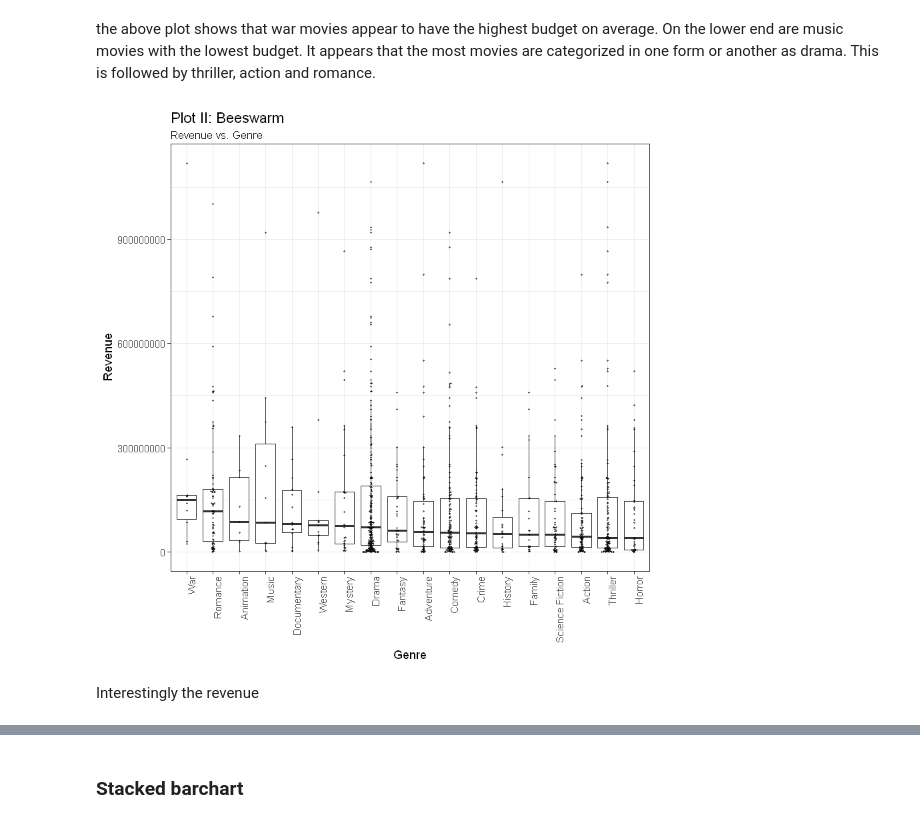
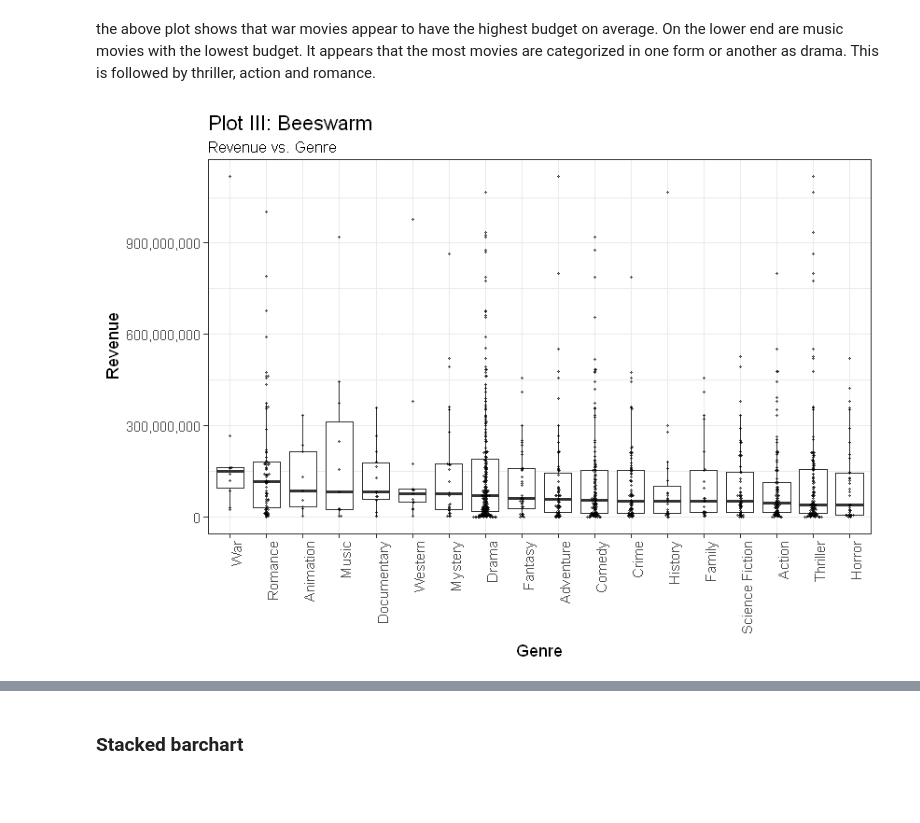
Before and after one commit to greenore/deep-learning-project, a Jupyter notebook: milestone1/Milestone1.ipynb, the cells around one changed output, grey strips where cells are left out. Drawn from its saved outputs; the diff is of its cells as text; code cells hidden in the pictures; blank space fills up the shorter version.

```diff
--- a/milestone1/Milestone1.ipynb
+++ b/milestone1/Milestone1.ipynb
@@ -378,10 +382,8 @@ the above plot shows that war movies appear to have the highest budget on averag
 It appears that the most movies are categorized in one form or another as drama. This is followed by thriller, action and romance.
 # %%
 # Revenue
-beeplot(df_train, "genres", "revenue", title="Plot II: Beeswarm",
+beeplot(df_train, "genres", "revenue", title="Plot III: Beeswarm",
         subtitle="Revenue vs. Genre",
-        xlab="Genre", ylab="Revenue")
+        xlab="Genre", ylab="Revenue") + scale_y_continuous(labels=comma)
 # %% [output]
-[figure, old version]
+[figure, new version]
-# %% [markdown]
-Interestingly the revenue
```
Also changed, not shown: parts of 21 cells of this notebook, 1 other file.
